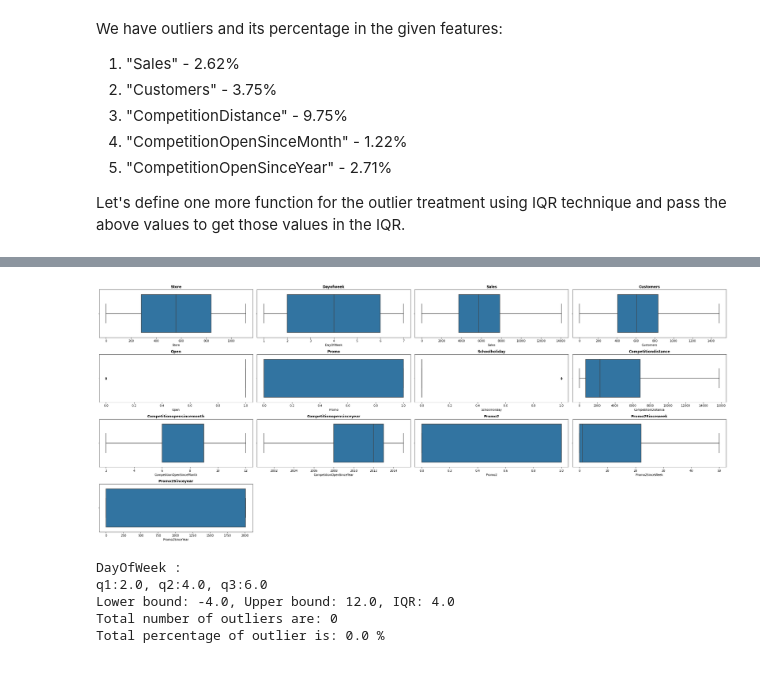
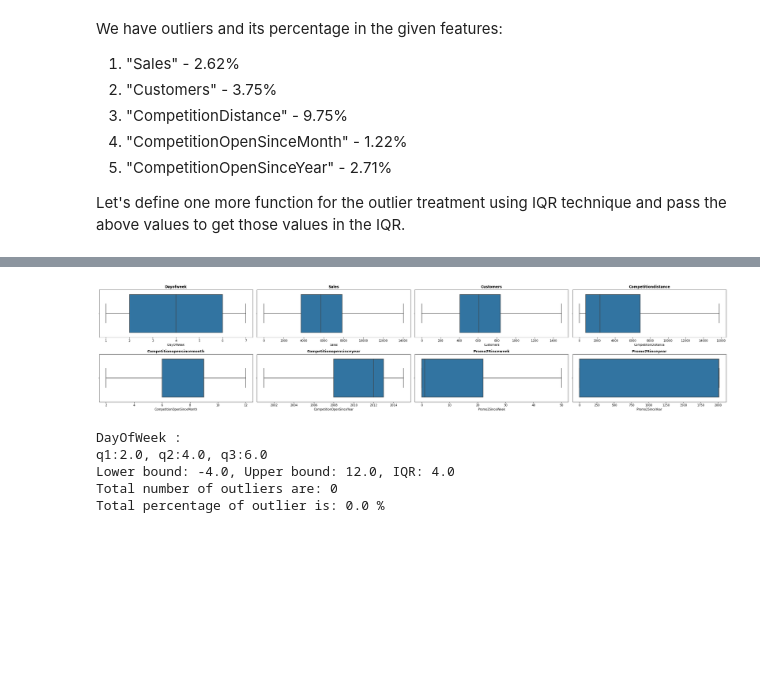
Before and after one commit to Shahrukh2016/Retail_Sales_Prediction, a Jupyter notebook: IndividualColab_RetailSalesPrediction.ipynb, the cells around one changed output, grey strips where cells are left out. Cells and saved outputs as stored; diff of their text form; code cells hidden in the pictures; blank space fills up the shorter version.

```diff
--- a/IndividualColab_RetailSalesPrediction.ipynb
+++ b/IndividualColab_RetailSalesPrediction.ipynb
@@ -1156,13 +1159,11 @@ def treat_outliers_iqr(data):
     upper_bound = q3 + (1.5 * iqr)
     outliers = [x for x in data if x < lower_bound or x > upper_bound]
 
-    # Print the outliers
-    print("Outliers:", outliers)
-
     # Treat the outliers (e.g., replace with the nearest quartile value)
     treated_data = [q1 if x < lower_bound else q3 if x > upper_bound else x for x in data]
+    treated_data_int = [int(absolute) for absolute in treated_data]
 
-    return treated_data
+    return treated_data_int
 # %%
 #Passing all the feature one by one from the list of continous_value_feature in our above defined function for outlier treatment
 for feature in continous_value_feature:
@@ -1174,13 +1171,13 @@ Outliers: [1579, 1498, 1619, 1488, 1695, 1590, 1685, 1854, 1486, 1620, 1917, 197
 # %%
 #Replotting the box plots and rechecking the percentage of outliers still available(if any) in the list of continous_value_feature.
 plt.figure(figsize=(30,15))
-for n,column in enumerate(df.describe().columns):
+for n,column in enumerate(continous_value_feature):
   plt.subplot(5, 4, n+1)
   sns.boxplot(df[column])
   plt.title(f'{column.title()}',weight='bold')
   plt.tight_layout()
 # %% [output]
-[figure, old version]
+[figure, new version]
 # %%
 # Rechecking the total number of outliers and its percentage present in our dataset.
 for feature in continous_value_feature:
```
Also changed, not shown: parts of 21 cells of this notebook.
